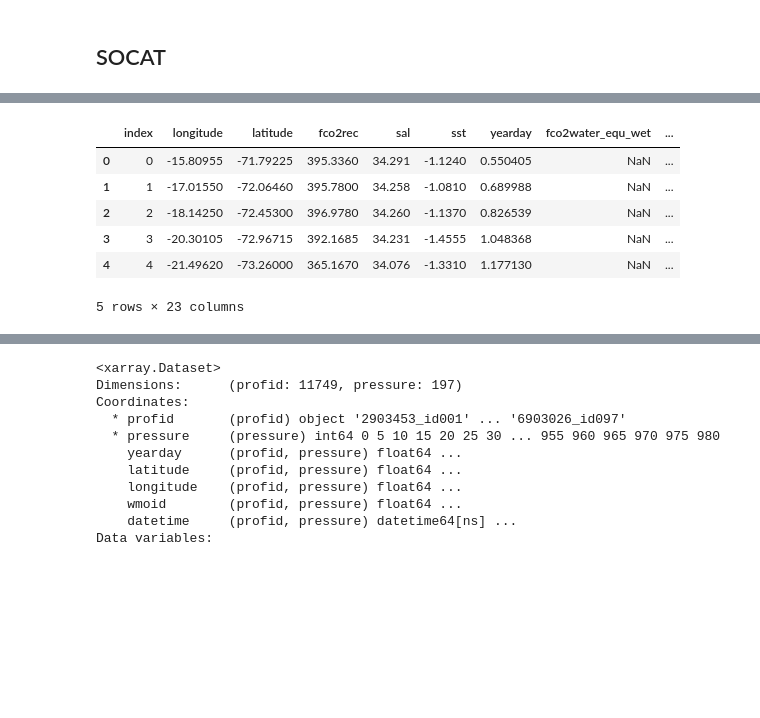
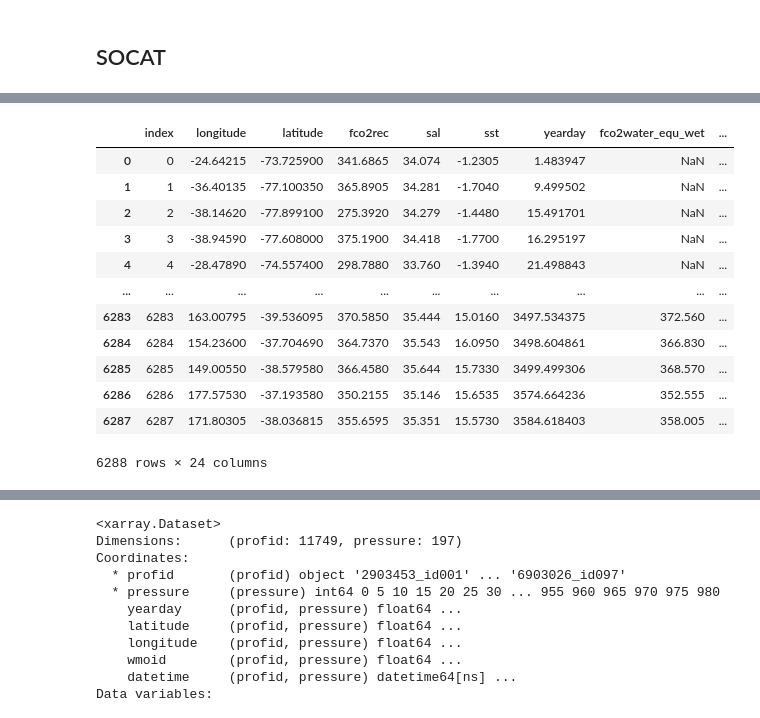
Before and after one commit to song-sangmin/CRUSOE-SOCarbon, a Jupyter notebook: src/1.2_pcm_classify_bgcArgo_ship.ipynb, the cells around one changed output, grey strips where cells are left out. Cells and saved outputs as stored; diff of their text form; code cells hidden in the pictures; blank space fills up the shorter version.

```diff
--- a/src/1.2_pcm_classify_bgcArgo_ship.ipynb
+++ b/src/1.2_pcm_classify_bgcArgo_ship.ipynb
@@ -20,10 +39,10 @@ Y_gmm = pd.read_csv('../working-vars/pcm/Y_gmm_20250717.csv', index_col=0) # Res
 # %%
-path = '/Volumes/cremas-repo/data/socat/colocate-coreArgo/'
+path = '/Volumes/crusoe-repo/data/socat/colocate-coreArgo/'
 
 sepdict_7d = {key:None for key in [str(x) for x in range(2014,2024)]}
 
 for x in os.listdir(path):
-    if x.startswith('colocate_7d') & x.endswith('.csv'):
+    if x.startswith('colocate_7d') & x.endswith('20260111.csv'):
         sepdict_7d[x[14:18]] = pd.read_csv(path+x, index_col=0)
         # print('Imported data for _7d window: ' + x)
 
@@ -34,15 +53,21 @@ sepstat_7d.tail()
 socat_df = sepstat_7d[sepstat_7d['latitude']<-35].reset_index()
 # %%
 # socat_df = socat.to_dataframe()
-socat_df.head()
+socat_df
 # %% [output]
 |  | index | longitude | latitude | fco2rec | sal | sst | yearday | fco2water_equ_wet | ... |
-| 0 | 0 | -15.80955 | -71.79225 | 395.3360 | 34.291 | -1.1240 | 0.550405 | NaN | ... |
-| 1 | 1 | -17.01550 | -72.06460 | 395.7800 | 34.258 | -1.0810 | 0.689988 | NaN | ... |
-| 2 | 2 | -18.14250 | -72.45300 | 396.9780 | 34.260 | -1.1370 | 0.826539 | NaN | ... |
-| 3 | 3 | -20.30105 | -72.96715 | 392.1685 | 34.231 | -1.4555 | 1.048368 | NaN | ... |
-| 4 | 4 | -21.49620 | -73.26000 | 365.1670 | 34.076 | -1.3310 | 1.177130 | NaN | ... |
+| 0 | 0 | -24.64215 | -73.725900 | 341.6865 | 34.074 | -1.2305 | 1.483947 | NaN | ... |
+| 1 | 1 | -36.40135 | -77.100350 | 365.8905 | 34.281 | -1.7040 | 9.499502 | NaN | ... |
+| 2 | 2 | -38.14620 | -77.899100 | 275.3920 | 34.279 | -1.4480 | 15.491701 | NaN | ... |
+| 3 | 3 | -38.94590 | -77.608000 | 375.1900 | 34.418 | -1.7700 | 16.295197 | NaN | ... |
+| 4 | 4 | -28.47890 | -74.557400 | 298.7880 | 33.760 | -1.3940 | 21.498843 | NaN | ... |
+| ... | ... | ... | ... | ... | ... | ... | ... | ... | ... |
+| 6283 | 6283 | 163.00795 | -39.536095 | 370.5850 | 35.444 | 15.0160 | 3497.534375 | 372.560 | ... |
+| 6284 | 6284 | 154.23600 | -37.704690 | 364.7370 | 35.543 | 16.0950 | 3498.604861 | 366.830 | ... |
+| 6285 | 6285 | 149.00550 | -38.579580 | 366.4580 | 35.644 | 15.7330 | 3499.499306 | 368.570 | ... |
+| 6286 | 6286 | 177.57530 | -37.193580 | 350.2155 | 35.146 | 15.6535 | 3574.664236 | 352.555 | ... |
+| 6287 | 6287 | 171.80305 | -38.036815 | 355.6595 | 35.351 | 15.5730 | 3584.618403 | 358.005 | ... |
-5 rows × 23 columns
+6288 rows × 24 columns
 # %%
 # === Separate socat data by class
 
```
Also changed, not shown: parts of 22 cells of this notebook, 23 other files.
